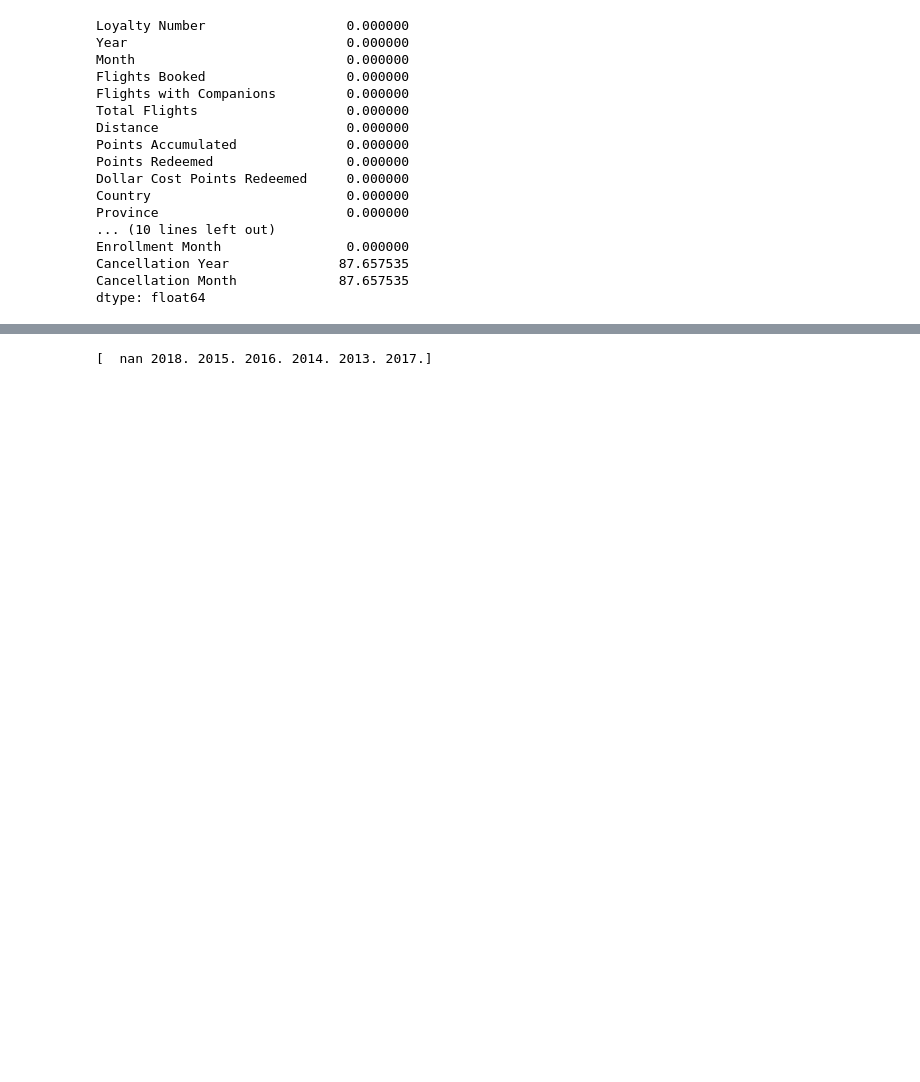
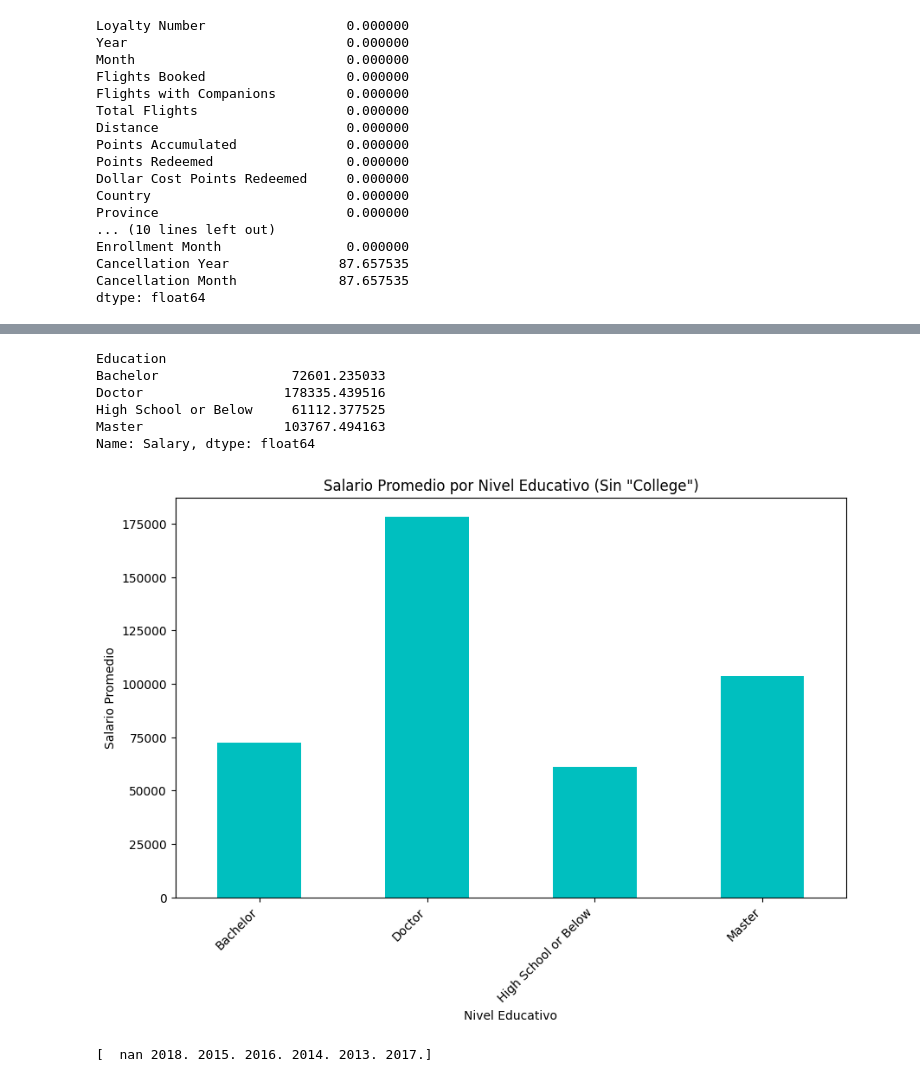
Before and after one commit to Adalab/bda-modulo-3-evaluacion-final-mandyhdezl, a Jupyter notebook: amada_hernandez_mod3_evaluacion.ipynb, the cells around one changed output, grey strips where cells are left out. Drawn from its saved outputs; the diff is of its cells as text; code cells hidden in the pictures; blank space fills up the shorter version.

```diff
--- a/amada_hernandez_mod3_evaluacion.ipynb
+++ b/amada_hernandez_mod3_evaluacion.ipynb
@@ -315,3 +424,26 @@ dtype: float64
+# %%
+# Agrupar por la columna 'Education' (sin "College") y calcular el salario promedio
+salario_promedio_por_educacion_sin_college = df_sin_college.groupby('Education')['Salary'].mean()
+
+# Mostrar los resultados
+print(salario_promedio_por_educacion_sin_college)
+
+# Opcional: Visualizar los resultados con un gráfico de barras
+plt.figure(figsize=(10, 6))
+salario_promedio_por_educacion_sin_college.plot(kind='bar', color='c')
+plt.title('Salario Promedio por Nivel Educativo (Sin "College")')
+plt.xlabel('Nivel Educativo')
+plt.ylabel('Salario Promedio')
+plt.xticks(rotation=45, ha='right')
+plt.show()
+# %% [output]
+Education
+Bachelor                 72601.235033
+Doctor                  178335.439516
+High School or Below     61112.377525
+Master                  103767.494163
+Name: Salary, dtype: float64
+[figure, added]
 # %%
 print(df_merged["Cancellation Year"].unique())
 # %% [output]
```
Also changed, not shown: parts of 20 cells of this notebook.
